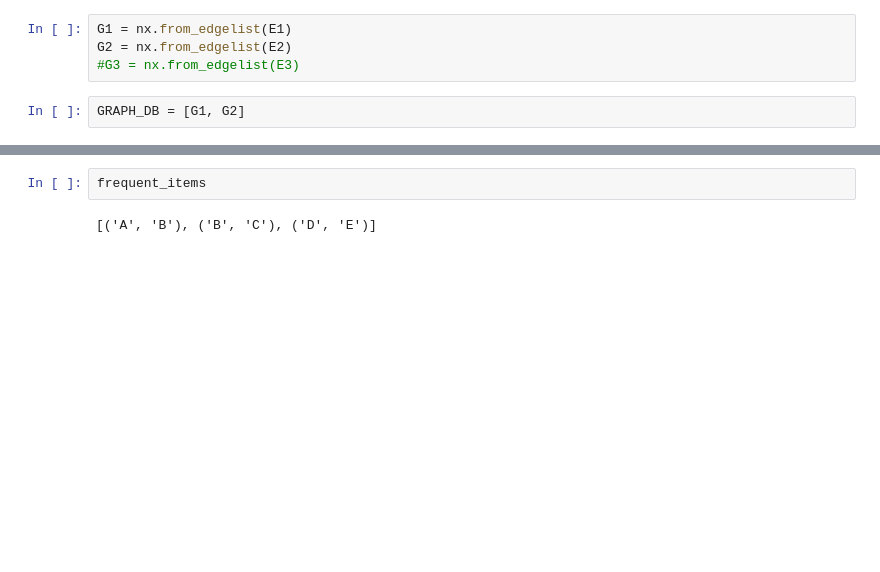
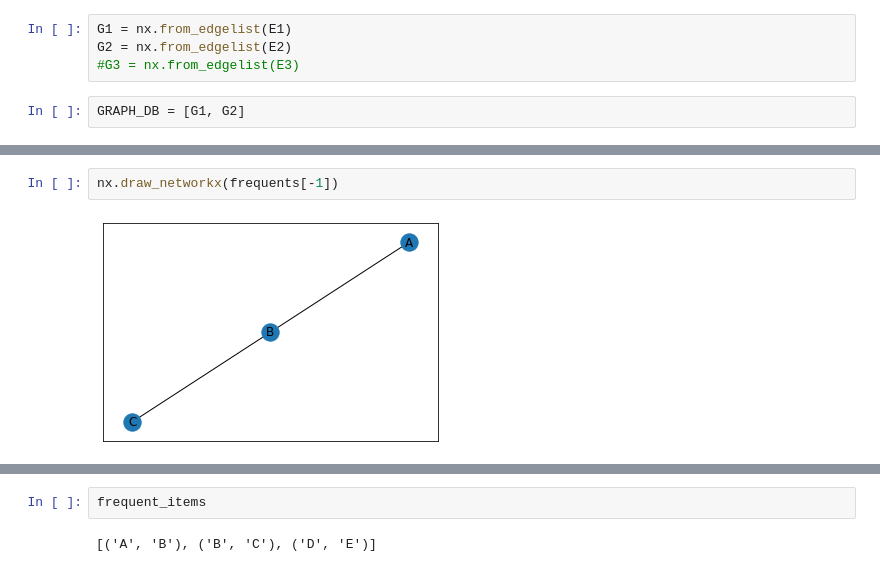
Before and after one commit to Morten-Tejlmand/5-semester, a Jupyter notebook: Fodbold/apriori.ipynb, the cells around one changed output, grey strips where cells are left out. Drawn from its saved outputs; the diff is of its cells as text; blank space fills up the shorter version.

```diff
--- a/Fodbold/apriori.ipynb
+++ b/Fodbold/apriori.ipynb
@@ -59,0 +213,4 @@ nx.draw_networkx(C)
+# %%
+nx.draw_networkx(frequents[-1])
+# %% [output]
+[figure, added]
```
Also changed, not shown: parts of 30 cells of this notebook.
